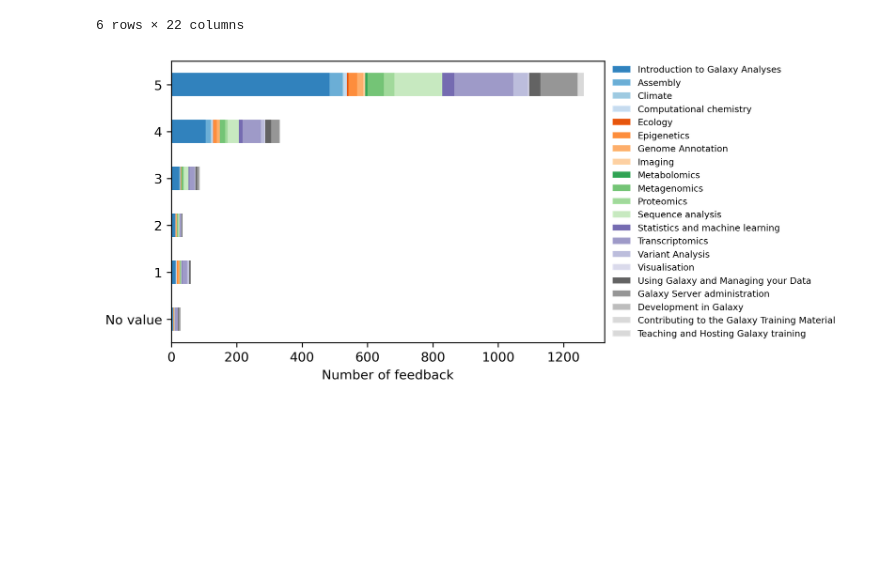
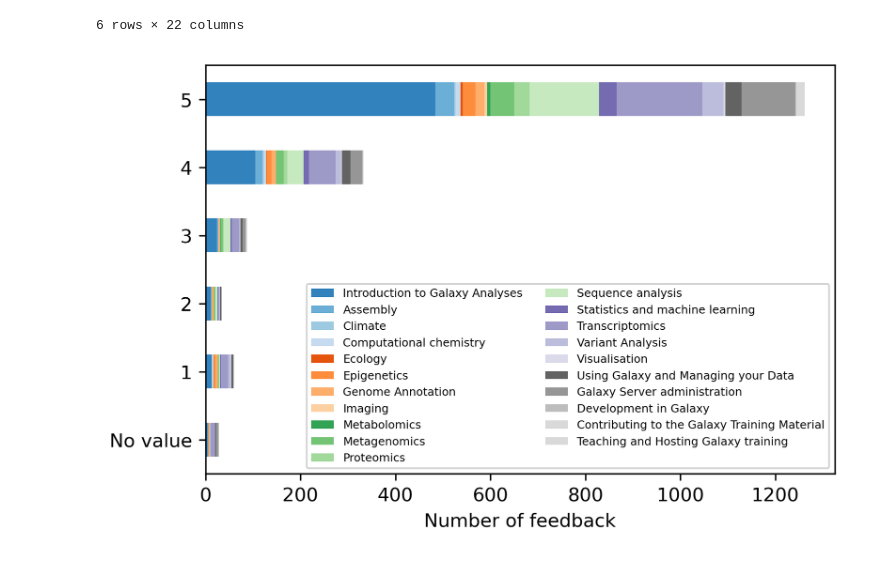
Before and after one commit to galaxyproject/GTN-community-paper-2020, a Jupyter notebook: src/analyze_feedback.ipynb, the cells around one changed output. Drawn from its saved outputs; the diff is of its cells as text; code cells hidden in the pictures; blank space fills up the shorter version.

Commit message:
Modify some figures (legend, color) and aggregate into bigged figures

```diff
--- a/src/analyze_feedback.ipynb
+++ b/src/analyze_feedback.ipynb
@@ -349,16 +350,17 @@ notes
 # %%
 fig, ax = plt.subplots()
 
 fig.set_dpi(300)
 (notes
     .drop(columns=['All'])
     .plot.barh(stacked=True, ax=ax, colormap='tab20c'))
 plt.xlabel('Number of feedback')
 ax.legend(
-    loc='center left',
-    bbox_to_anchor=(1, 0.5),
-    frameon=False,
-    fontsize='x-small')
+    loc='lower right',
+    #bbox_to_anchor=(1, 0.5),
+    #frameon=False,
+    fontsize=6,
+    ncol=2)
 plt.savefig('../images/feedback-scores.png', bbox_inches='tight')
 # %% [output]
-[figure, old version]
+[figure, new version]
```
Also changed, not shown: parts of 3 cells of this notebook, 16 other files.
